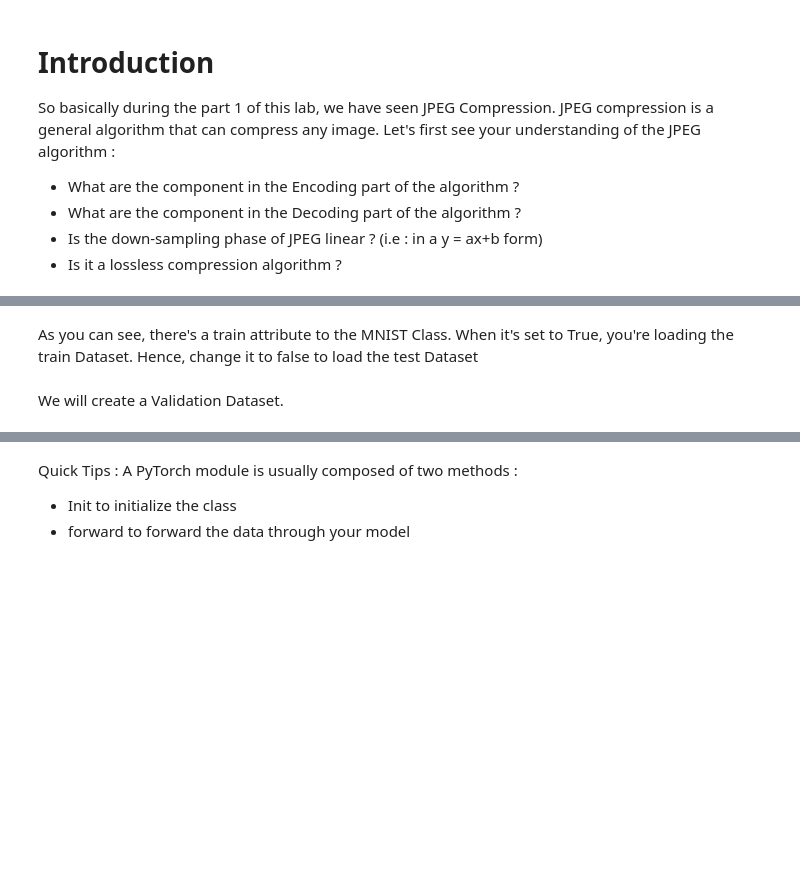
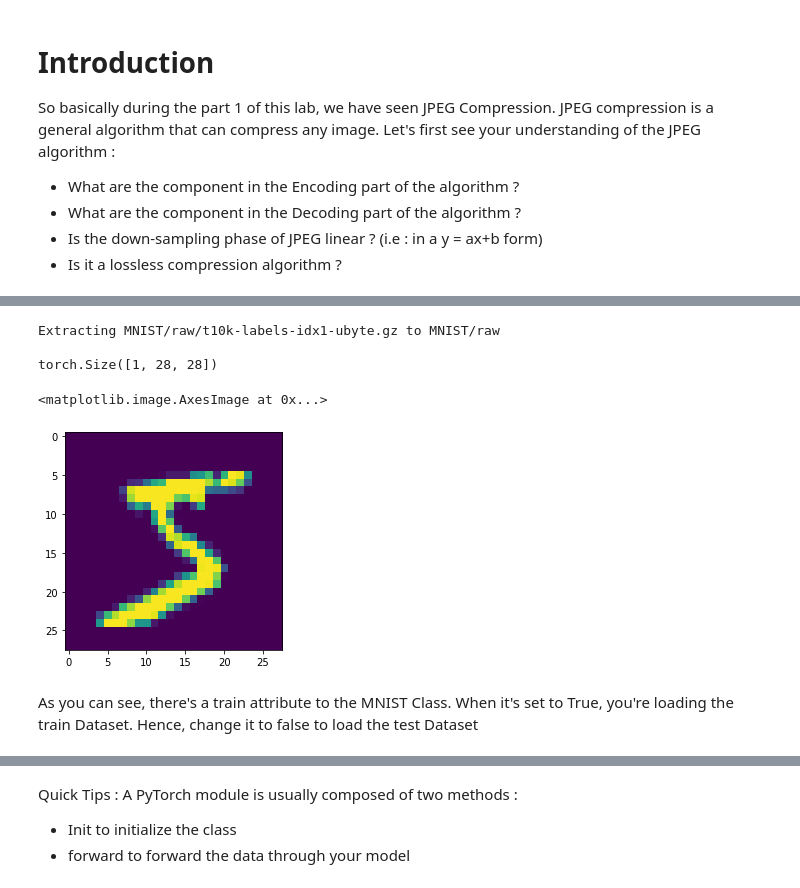
Before and after one commit to thad75/TP-ENSEA-ELEVE, a Jupyter notebook: 2A/Majeure Signal/AutoEncoder.ipynb, the cells around one changed output, grey strips where cells are left out. Cells and saved outputs as stored; diff of their text form; code cells hidden in the pictures; blank space fills up the shorter version.

```diff
--- a/2A/Majeure Signal/AutoEncoder.ipynb
+++ b/2A/Majeure Signal/AutoEncoder.ipynb
@@ -103,8 +137,9 @@ dataset = MNIST('', train=True, download=True, transform=transforms.ToTensor())
 
 size_of_dataset =  len(dataset)
 data = dataset[0]
-print(data.shape)
+print(data[0].shape)
 
 # TODO: Plot the retrieved Data
 
-plt.imshow(data.permute(1, 2, 0))
+plt.imshow(data[0].permute(1, 2, 0)[...,0])
+# %% [output]
@@ -111,6 +160,9 @@ plt.imshow(data.permute(1, 2, 0))
+Extracting MNIST/raw/t10k-labels-idx1-ubyte.gz to MNIST/raw
+
+torch.Size([1, 28, 28])
+<matplotlib.image.AxesImage at 0x...>
+[figure, added]
 # %% [markdown]
 As you can see, there's a train attribute to the MNIST Class. When it's set to True, you're loading the train Dataset. Hence, change it to false to load the test Dataset
 # %%
 mnist_test =  MNIST('', train=False, download=True, transform=transforms.ToTensor())
-# %% [markdown]
-We will create a Validation Dataset.
```
Also changed, not shown: parts of 146 cells of this notebook.
